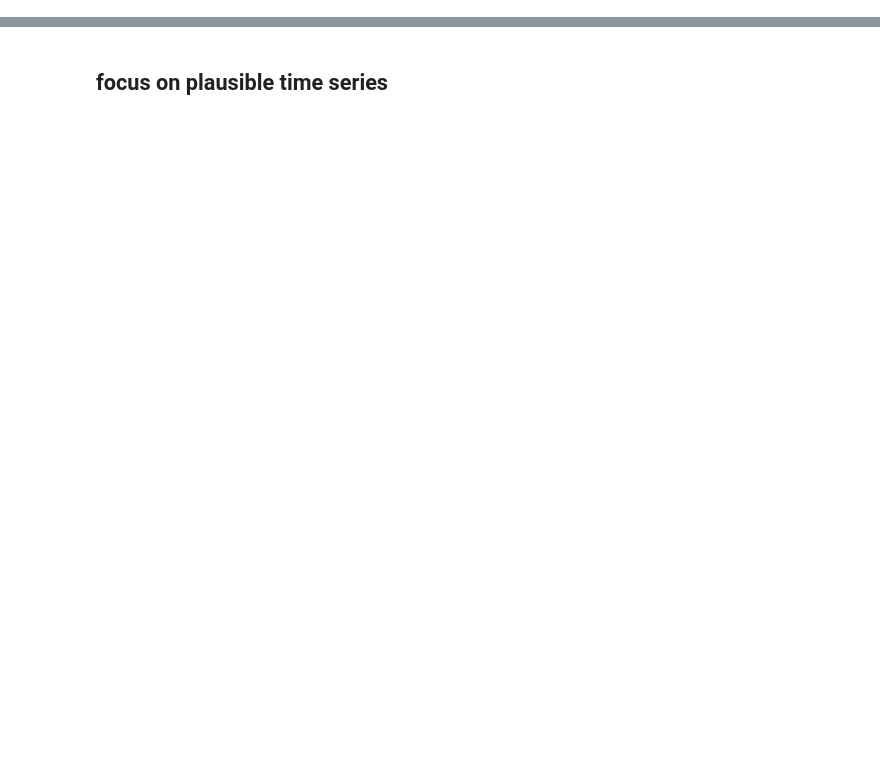
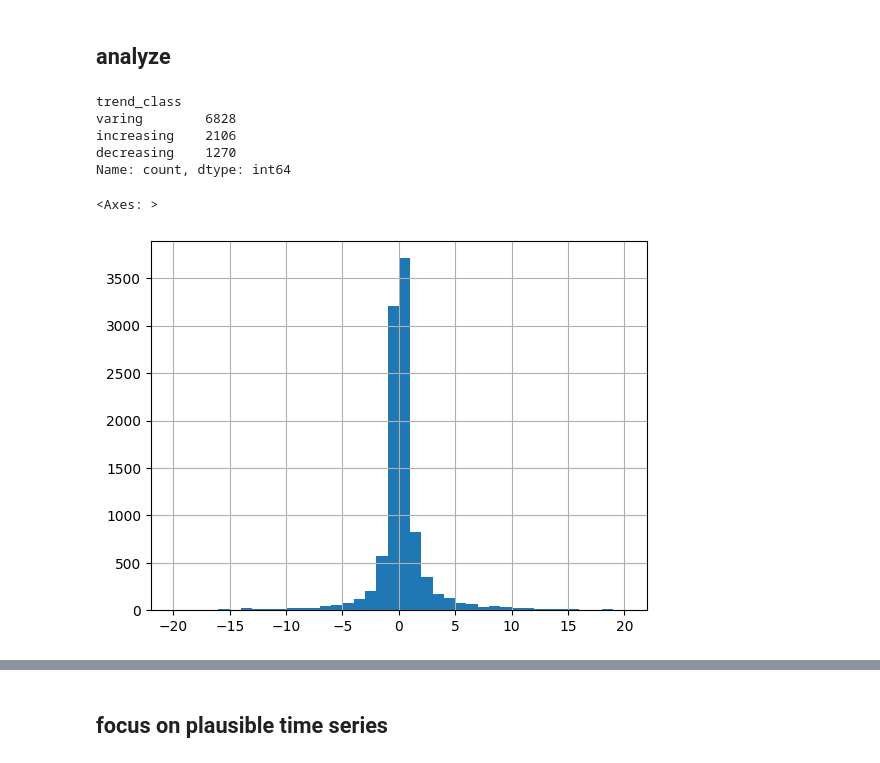
Before and after one commit to Meng2077/trend-with-uncertainty, a Jupyter notebook: test_analyze_time.series.ipynb, the cells around one changed output, grey strips where cells are left out. Drawn from its saved outputs; the diff is of its cells as text; code cells hidden in the pictures; blank space fills up the shorter version.

```diff
--- a/data_select.test.ipynb
+++ b/test_analyze_time.series.ipynb
@@ -132,0 +3,4 @@ pts = ts.loc[ts['cn_std']<3.8]
+# %%
+import pandas as pd
+tsdf = pd.read_parquet('./material/time.series_lucas_plausible.pq')
+print(tsdf.shape)
@@ -132,0 +19,16 @@ pts = ts.loc[ts['cn_std']<3.8]
+# %% [markdown]
+## analyze
+# %%
+tsdf['trend_class'].value_counts()
+make bar plot of this
+# %% [output]
+trend_class
+varing        6828
+increasing    2106
+decreasing    1270
+Name: count, dtype: int64
+# %%
+tsdf['ts_slope'].hist(bins=40, range=[-20,20]) # fitted theil-sen slope of lucas soc time seires
+# %% [output]
+<Axes: >
+[figure, added]
```
Also changed, not shown: parts of 21 cells of this notebook, 11 other files.
